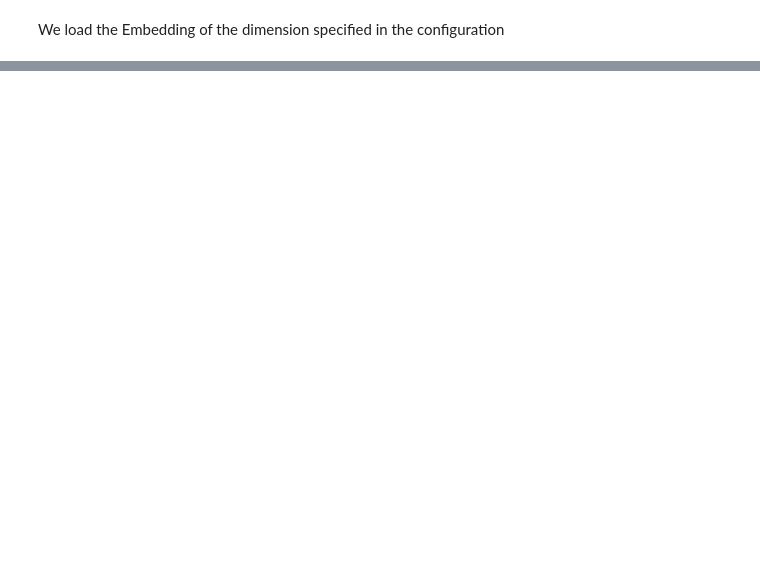
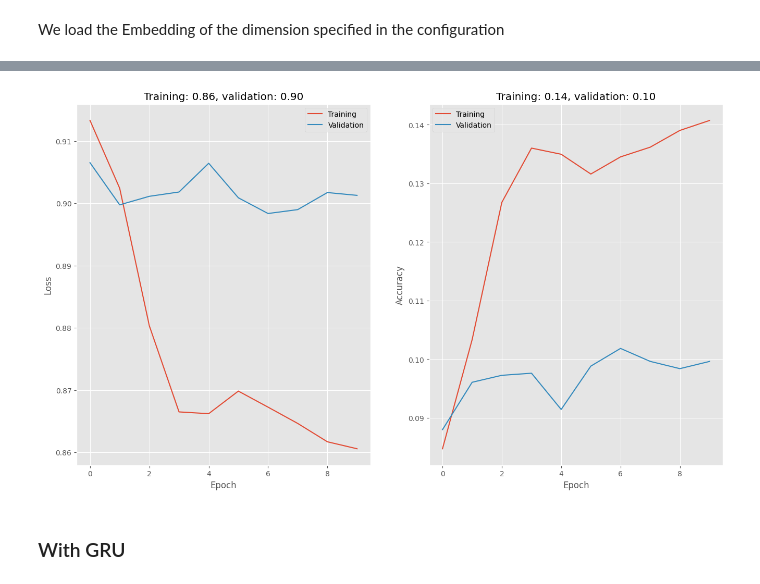
Before and after one commit to blitty-codes/AgentesInteligentes, a Jupyter notebook: neural/classificator.ipynb, the cells around one changed output, grey strips where cells are left out. Cells and saved outputs as stored; diff of their text form; code cells hidden in the pictures; blank space fills up the shorter version.

```diff
--- a/neural/classificator.ipynb
+++ b/neural/classificator.ipynb
@@ -475,6 +892,0 @@ keys
-# %%
-# print values
-for i in keys:
-    print("------------------------NEXT------------------------")
-    for j in i:
-        print(k[j])
@@ -488,0 +1106,12 @@ targets[200]
+# %%
+from keras import layers
+
+rnn_lstm = tf.keras.Sequential()
+
+rnn_lstm.add(embedding_layer)
+
+rnn_lstm.add(layers.LSTM(150))
+rnn_lstm.add(layers.Dropout(0.5))
+rnn_lstm.add(layers.Dense(OUTPUT_SIZE_UNDER_X+1, activation='sigmoid'))
+
+rnn_lstm.summary()
@@ -488,0 +1137,9 @@ targets[200]
+# %%
+# Compile the model with F1 score metric
+rnn_lstm.compile(
+    optimizer='adam', #tf.keras.optimizers.RMSprop(learning_rate=0.01),
+    loss=f1_loss,
+    metrics=['accuracy', f1]
+)
+# %%
+history_rnn_lstm = rnn_lstm.fit(data, multihot_X, validation_split=0.2 ,epochs=10)
@@ -488,0 +1168,6 @@ targets[200]
+# %%
+plot_history(history_rnn_lstm, metric='f1')
+# %% [output]
+[figure, added]
+# %% [markdown]
+### With GRU
```
Also changed, not shown: parts of 243 cells of this notebook.
